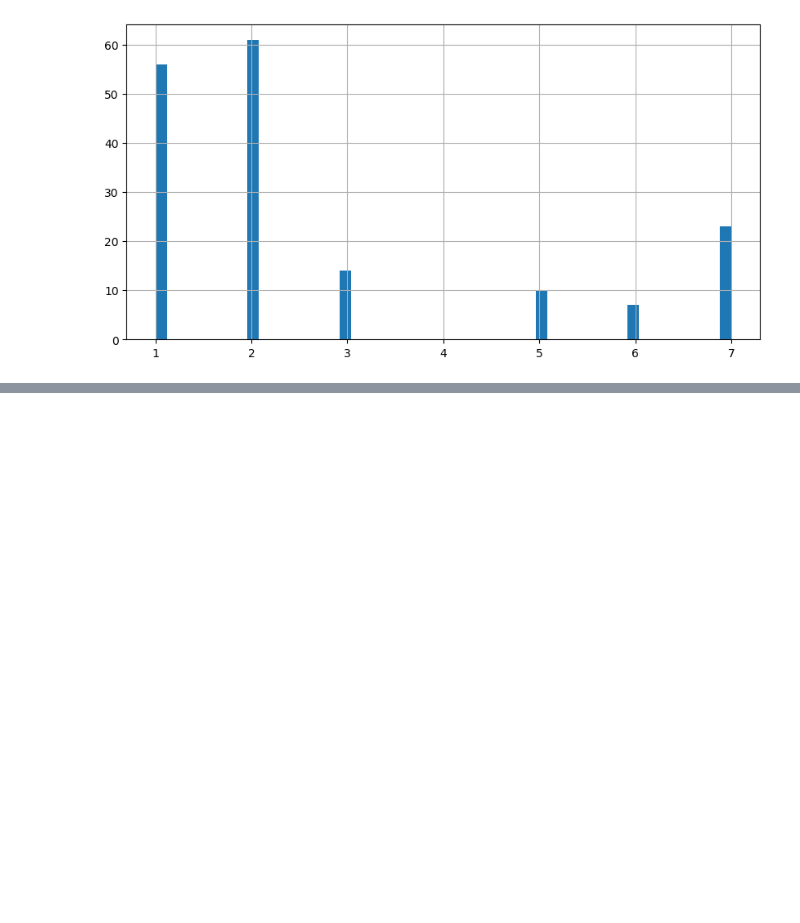
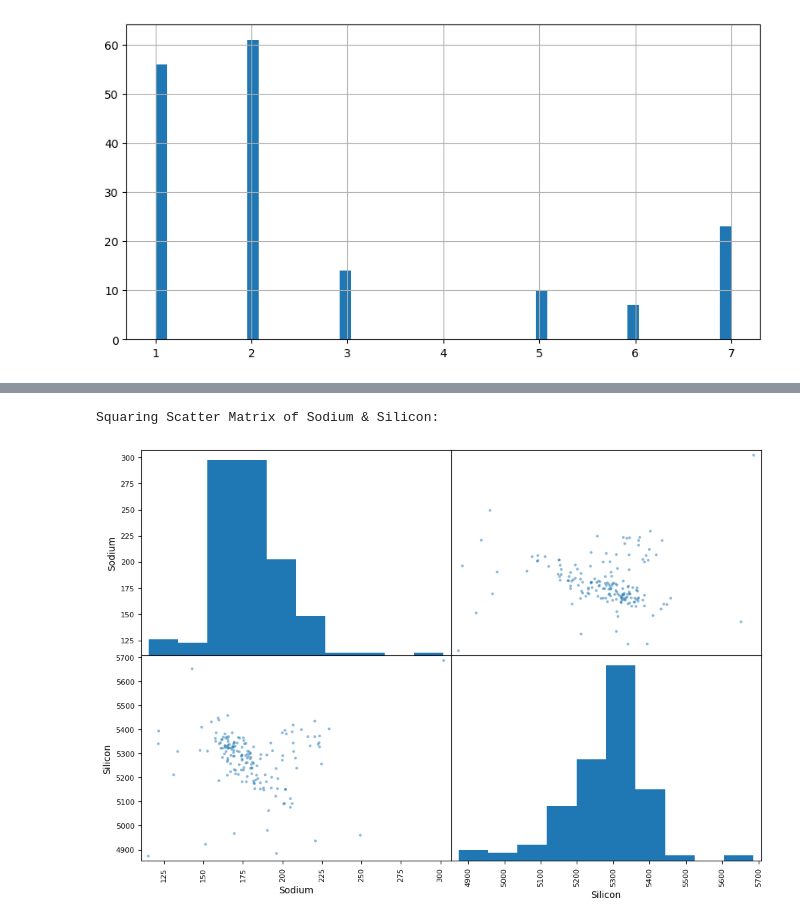
Before and after one commit to atoothman/Data-71200-Projects-, a Jupyter notebook: Data_71200_Project_1_Glass_ID.ipynb, the cells around one changed output, grey strips where cells are left out. Saved outputs shown, nothing was run; the diff lists cells and outputs as text; code cells hidden in the pictures; blank space fills up the shorter version.

```diff
--- a/Data_71200_Project_1_Glass_ID.ipynb
+++ b/Data_71200_Project_1_Glass_ID.ipynb
@@ -372,0 +470,8 @@ Plot histograms and scatter matrices to explore the resultant data
+# %%
+# Transformation squaring applied to Sodium & Silicon features shown as scatter matrix
+print("Squaring Scatter Matrix of Sodium & Silicon:")
+scatter_matrix(X_train[attributes]**2, figsize=(12, 8))
+print()
+# %% [output]
+Squaring Scatter Matrix of Sodium & Silicon:
+[figure, added]
```
Also changed, not shown: parts of 12 cells of this notebook.
